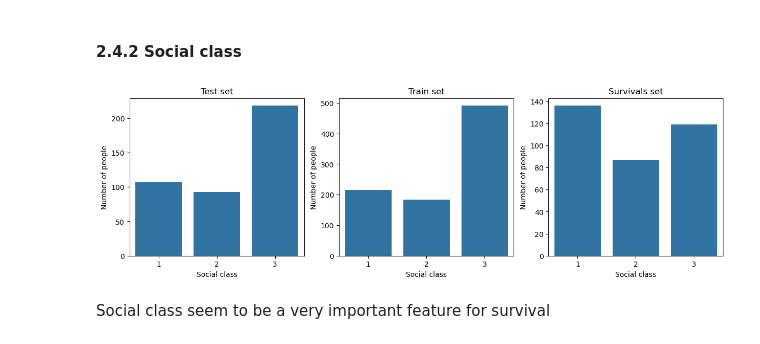
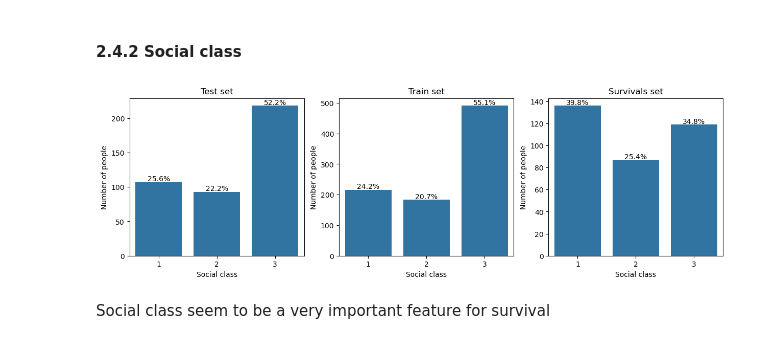
Before and after one commit to Andresmfs/Binary-classification-ML-models-Titanic-survivals, a Jupyter notebook: titanic.ipynb, the cells around one changed output. Cells and saved outputs as stored; diff of their text form; code cells hidden in the pictures.

```diff
--- a/titanic.ipynb
+++ b/titanic.ipynb
@@ -335,18 +337,19 @@ The ratio of ages is slightly smaller in the survivals dataset, maybe for the sa
 # %%
 # Datasets to compare and plot titles
 datasets=[df_test_original, df_train_original, df_train_surv]
 titles=['Test set', 'Train set', 'Survivals set']
 
 # Create the plot for the three datasets
 fig, ax = plt.subplots(1, 3, figsize=[15, 4])
 
 for i, dataset in enumerate(datasets):
     sns.countplot(data=dataset, x='Pclass', order=[1, 2, 3], color='tab:blue', ax=ax[i])
     ax[i].set_ylabel('Number of people')
     ax[i].set_xlabel('Social class')
     ax[i].set_title(titles[i]);
+    print_percentage(dataset, 'Pclass', order=[1, 2, 3], axis=ax[i])
 # %% [output]
-[figure, old version]
+[figure, new version]
 # %% [markdown]
 Social class seem to be a very important feature for survival
 # %% [markdown]
```
Also changed, not shown: parts of 56 cells of this notebook, 2 other files.
